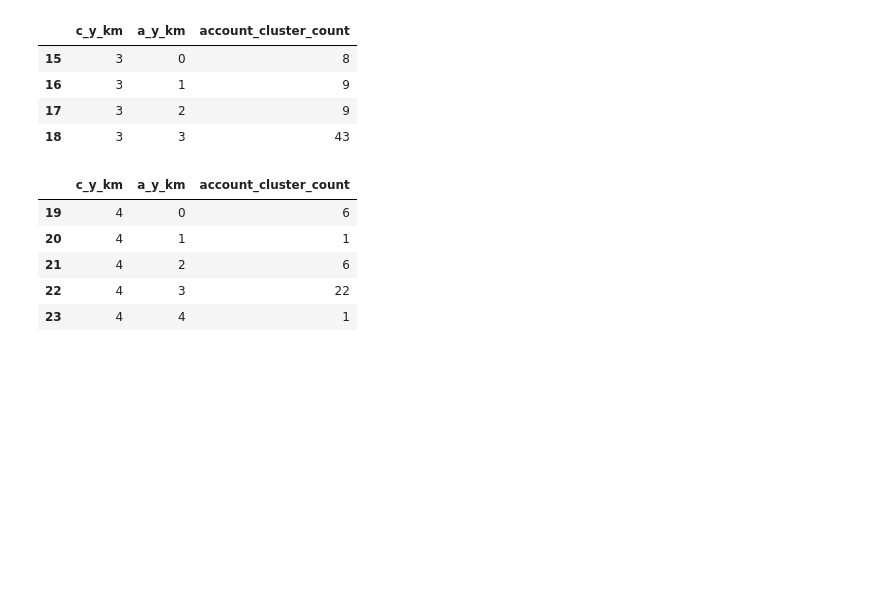
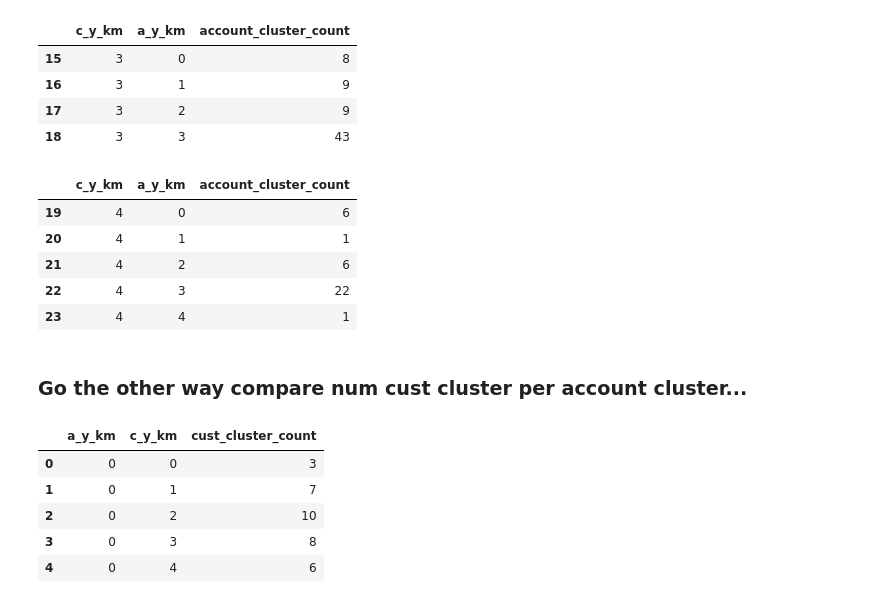
Before and after one commit to LilaKelland/data_bootcamp, a Jupyter notebook: w4/d2_miniproject/Mini-Project-III_fifth.ipynb, the cells around one changed output. Saved outputs shown, nothing was run; the diff lists cells and outputs as text; code cells hidden in the pictures; blank space fills up the shorter version.

Commit message:
added cluster mapping in other direction

```diff
--- a/w4/d2_miniproject/Mini-Project-III_fifth.ipynb
+++ b/w4/d2_miniproject/Mini-Project-III_fifth.ipynb
@@ -954,3 +954,16 @@ cust_clust4_subs.head()
 | 21 | 4 | 2 | 6 |
 | 22 | 4 | 3 | 22 |
 | 23 | 4 | 4 | 1 |
+# %% [markdown]
+### Go the other way compare num cust cluster per account cluster...
+# %%
+cluster_count = combined_acc_cust[['c_y_km', 'a_y_km', 'age']].groupby(by=['a_y_km', 'c_y_km',], as_index=False ).count()
+cluster_count = cluster_count.rename(columns={'age': 'cust_cluster_count'})
+cluster_count.head()
+# %% [output]
+|  | a_y_km | c_y_km | cust_cluster_count |
+| 0 | 0 | 0 | 3 |
+| 1 | 0 | 1 | 7 |
+| 2 | 0 | 2 | 10 |
+| 3 | 0 | 3 | 8 |
+| 4 | 0 | 4 | 6 |
```
Also changed, not shown: parts of 8 cells of this notebook, 4 other files.
